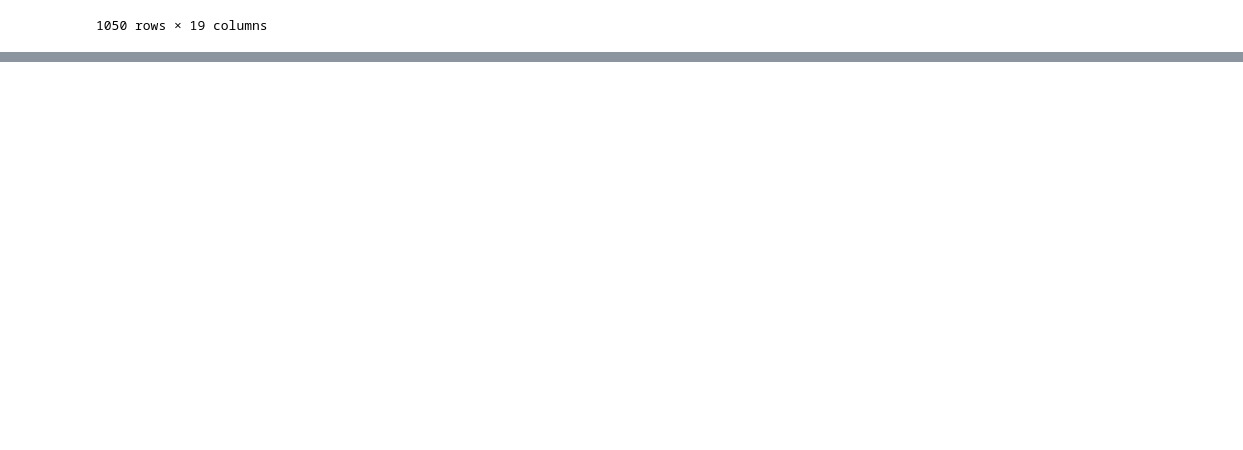
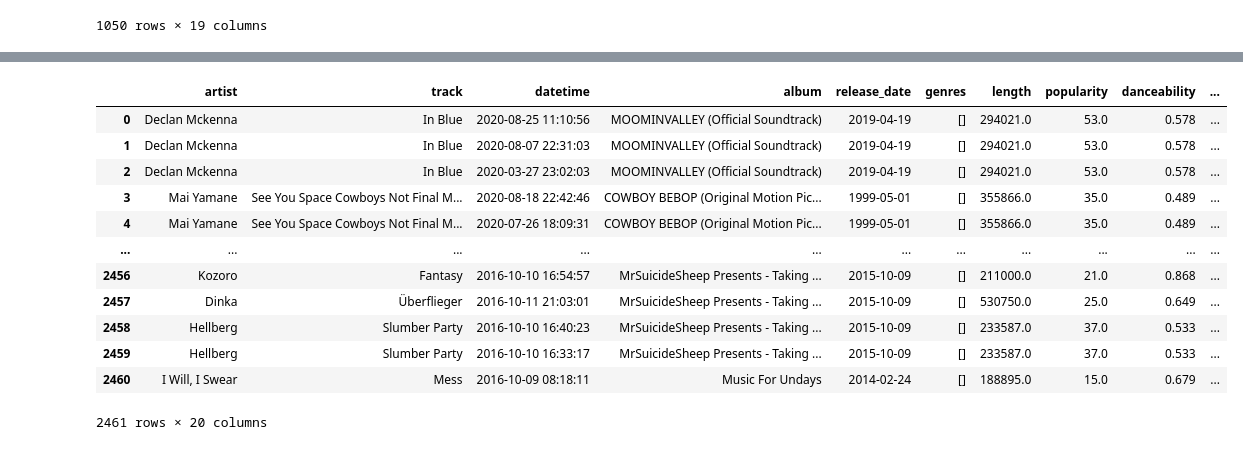
Before and after one commit to SidSaxena/music-analysis, a Jupyter notebook: spotify/spotify_final.ipynb, the cells around one changed output, grey strips where cells are left out. Drawn from its saved outputs; the diff is of its cells as text; code cells hidden in the pictures; blank space fills up the shorter version.

```diff
--- a/spotify/spotify_final.ipynb
+++ b/spotify/spotify_final.ipynb
@@ -572,0 +550,16 @@ test_dict = test1['artist_y'].to_dict()
+# %%
+failed_merge
+# %% [output]
+|  | artist | track | datetime | album | release_date | genres | length | popularity | danceability | ... |
+| 0 | Declan Mckenna | In Blue | 2020-08-25 11:10:56 | MOOMINVALLEY (Official Soundtrack) | 2019-04-19 | [] | 294021.0 | 53.0 | 0.578 | ... |
+| 1 | Declan Mckenna | In Blue | 2020-08-07 22:31:03 | MOOMINVALLEY (Official Soundtrack) | 2019-04-19 | [] | 294021.0 | 53.0 | 0.578 | ... |
+| 2 | Declan Mckenna | In Blue | 2020-03-27 23:02:03 | MOOMINVALLEY (Official Soundtrack) | 2019-04-19 | [] | 294021.0 | 53.0 | 0.578 | ... |
+| 3 | Mai Yamane | See You Space Cowboys Not Final M... | 2020-08-18 22:42:46 | COWBOY BEBOP (Original Motion Pic... | 1999-05-01 | [] | 355866.0 | 35.0 | 0.489 | ... |
+| 4 | Mai Yamane | See You Space Cowboys Not Final M... | 2020-07-26 18:09:31 | COWBOY BEBOP (Original Motion Pic... | 1999-05-01 | [] | 355866.0 | 35.0 | 0.489 | ... |
+| ... | ... | ... | ... | ... | ... | ... | ... | ... | ... | ... |
+| 2456 | Kozoro | Fantasy | 2016-10-10 16:54:57 | MrSuicideSheep Presents - Taking ... | 2015-10-09 | [] | 211000.0 | 21.0 | 0.868 | ... |
+| 2457 | Dinka | Überflieger | 2016-10-11 21:03:01 | MrSuicideSheep Presents - Taking ... | 2015-10-09 | [] | 530750.0 | 25.0 | 0.649 | ... |
+| 2458 | Hellberg | Slumber Party | 2016-10-10 16:40:23 | MrSuicideSheep Presents - Taking ... | 2015-10-09 | [] | 233587.0 | 37.0 | 0.533 | ... |
+| 2459 | Hellberg | Slumber Party | 2016-10-10 16:33:17 | MrSuicideSheep Presents - Taking ... | 2015-10-09 | [] | 233587.0 | 37.0 | 0.533 | ... |
+| 2460 | I Will, I Swear | Mess | 2016-10-09 08:18:11 | Music For Undays | 2014-02-24 | [] | 188895.0 | 15.0 | 0.679 | ... |
+2461 rows × 20 columns
```
Also changed, not shown: parts of 22 cells of this notebook.
